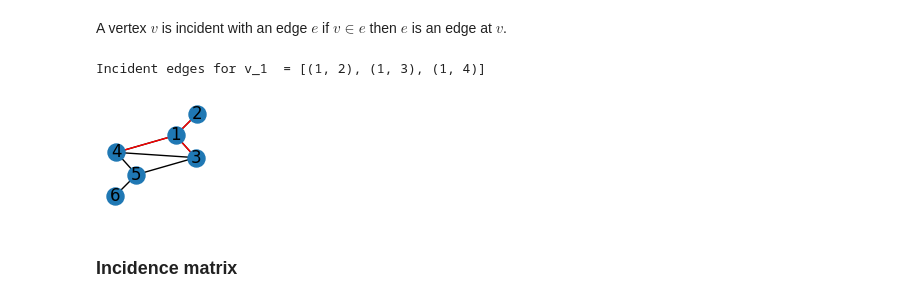
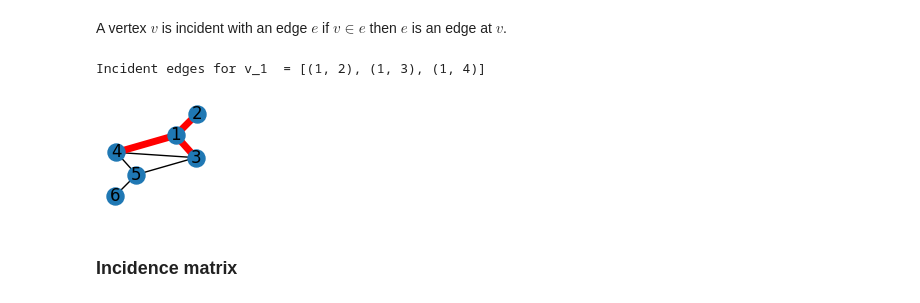
Before and after one commit to lipinski/graph-theory, a Jupyter notebook: definitions.ipynb, the cells around one changed output. Drawn from its saved outputs; the diff is of its cells as text; code cells hidden in the pictures.

```diff
--- a/definitions.ipynb
+++ b/definitions.ipynb
@@ -90,15 +90,15 @@ A vertex $v$ is incident with an edge $e$ if $v \in e$ then $e$ is an edge at $v
 # %%
 node = 1
 incident_edges = G.edges(node)
 
 fig = plt.figure(figsize=figsize)
 nx.draw(G, pos=pos, node_size=150, with_labels=True)
-nx.draw_networkx_edges(G, pos=pos, edgelist=incident_edges, edge_color='red')
+nx.draw_networkx_edges(G, pos=pos, edgelist=incident_edges, edge_color='red', width=5)
 
 print(f'Incident edges for v_{node}  = {incident_edges}')
 # %% [output]
 Incident edges for v_1  = [(1, 2), (1, 3), (1, 4)]
-[figure, old version]
+[figure, new version]
 # %% [markdown]
 ### Incidence matrix
 # %% [markdown]
```
Also changed, not shown: parts of 11 cells of this notebook.
